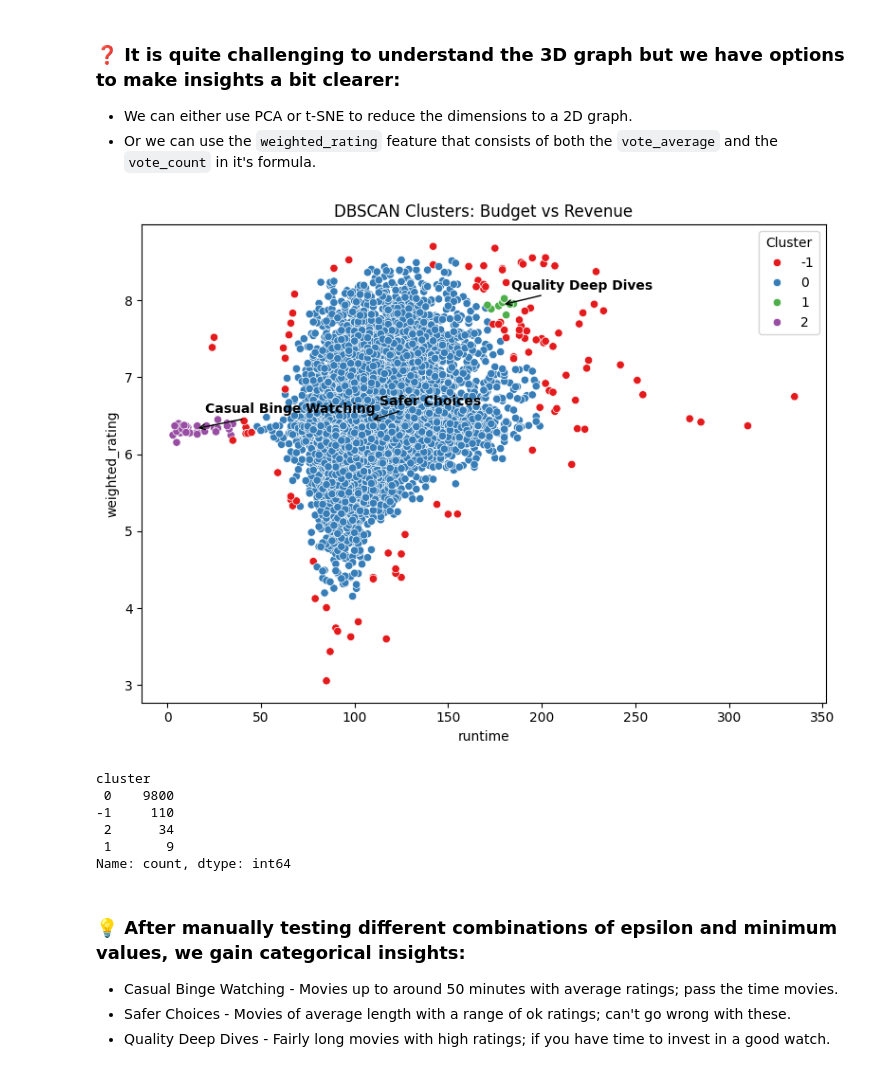
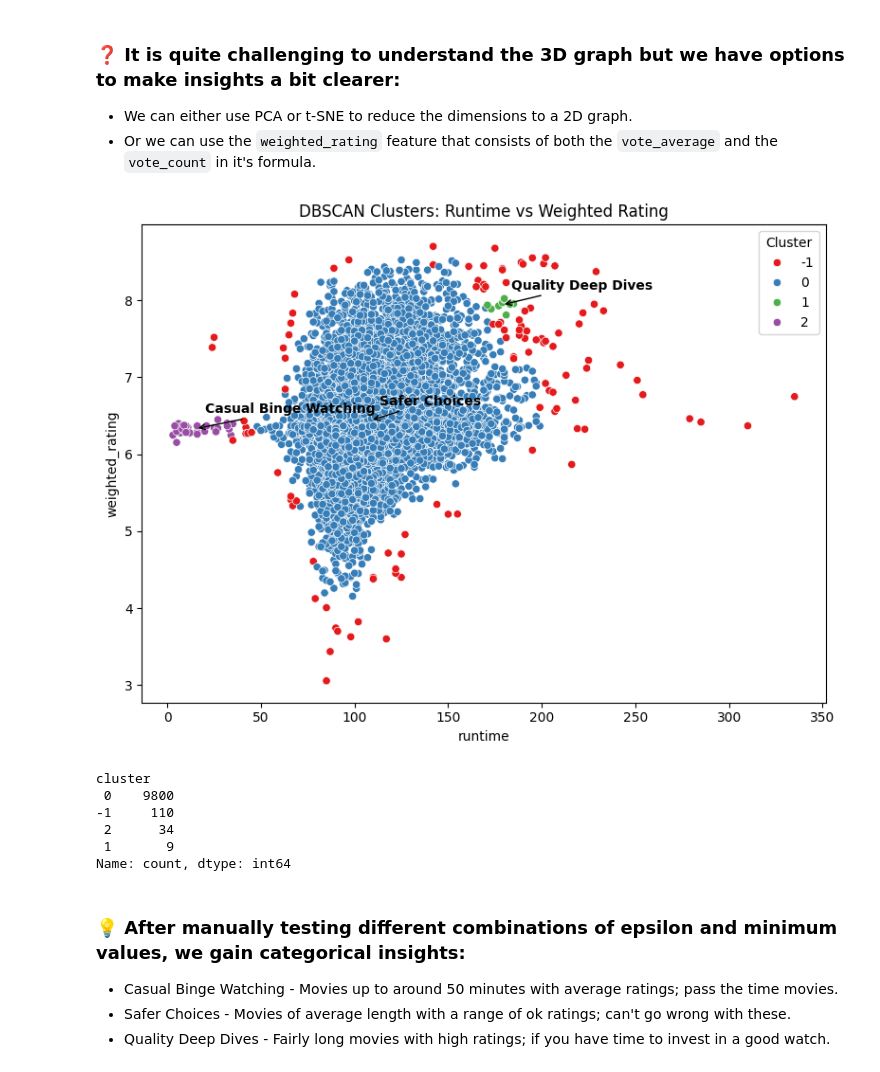
Before and after one commit to Shlezman/DS-principles-project, a Jupyter notebook: Clustering/DBSCAN.ipynb, the cells around one changed output. Drawn from its saved outputs; the diff is of its cells as text; code cells hidden in the pictures.

Commit message:
Changed typo in graph title

```diff
--- a/Clustering/DBSCAN.ipynb
+++ b/Clustering/DBSCAN.ipynb
@@ -389,37 +394,37 @@ df['cluster'] = dbscan.fit_predict(X_scaled)
 
 plt.figure(figsize=(8, 6))
 sns.scatterplot(x=X['runtime'], y=X['weighted_rating'], hue=df['cluster'], palette='Set1', legend='full')
-plt.title('DBSCAN Clusters: Budget vs Revenue')
+plt.title('DBSCAN Clusters: Runtime vs Weighted Rating')
 plt.xlabel('runtime')
 plt.ylabel('weighted_rating')
 plt.legend(title='Cluster')
 plt.tight_layout()
 
 
 custom_labels = {
     0: "Safer Choices",
     1: "Quality Deep Dives",
     2: "Casual Binge Watching",
 }
 for cluster_id, label in custom_labels.items():
     if cluster_id not in df['cluster'].unique(): # Skip outlier 'group'
         continue
     cluster_data = df[df['cluster'] == cluster_id]
     center_x = cluster_data['runtime'].mean()
     center_y = cluster_data['weighted_rating'].mean()
     plt.annotate(label,
                  xy=(center_x, center_y),
                  xytext=(center_x + 5, center_y + 0.2),
                  arrowprops=dict(facecolor='black', arrowstyle='->', lw=1),
                  fontsize=10,
                  fontweight='bold',
                  ha='left')
 
 plt.show()
 
 print(df['cluster'].value_counts())
 # %% [output]
-[figure, old version]
+[figure, new version]
 cluster
  0    9800
 -1     110
```
Also changed, not shown: parts of 6 cells of this notebook.
